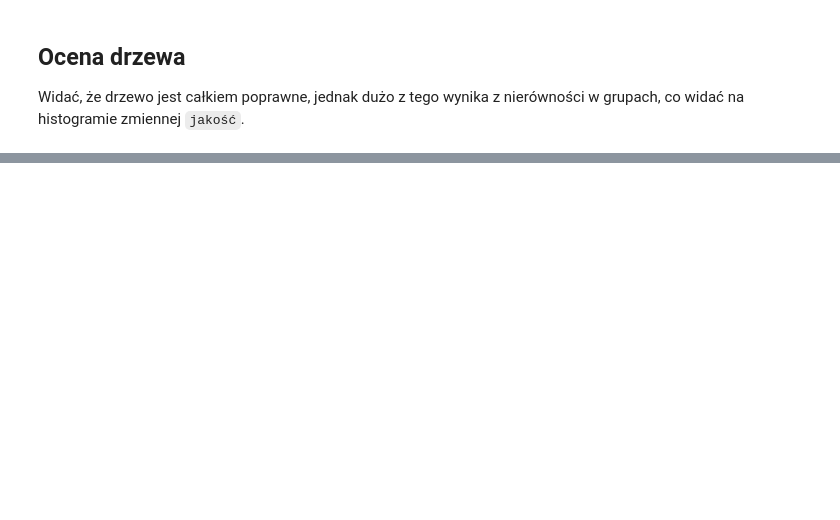
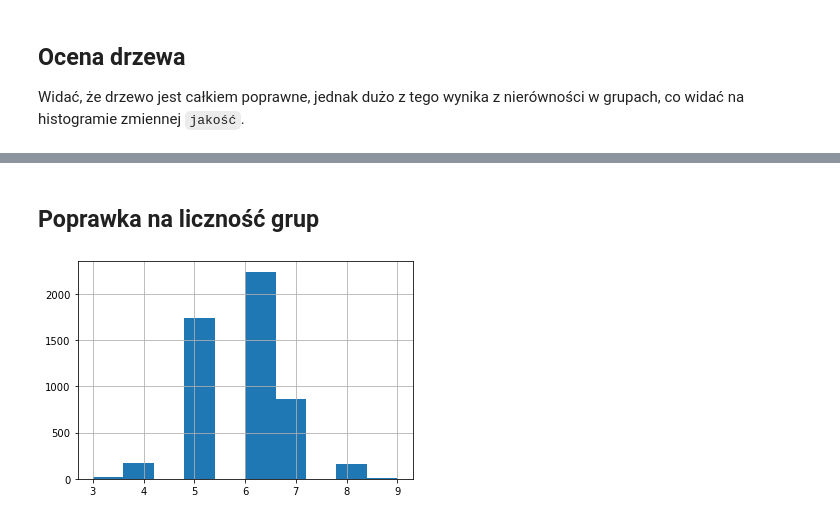
Before and after one commit to JakisTam-maTsikaJ/winko, a Jupyter notebook: drzewo decyzyjne.ipynb, the cells around one changed output, grey strips where cells are left out. Cells and saved outputs as stored; diff of their text form; code cells hidden in the pictures; blank space fills up the shorter version.

```diff
--- a/drzewo decyzyjne.ipynb
+++ b/drzewo decyzyjne.ipynb
@@ -120,0 +203,6 @@ tree_quality_plot(X_test, y_test, M0)
+# %% [markdown]
+## Poprawka na liczność grup
+# %%
+y.hist();
+# %% [output]
+[figure, added]
```
Also changed, not shown: parts of 8 cells of this notebook.
